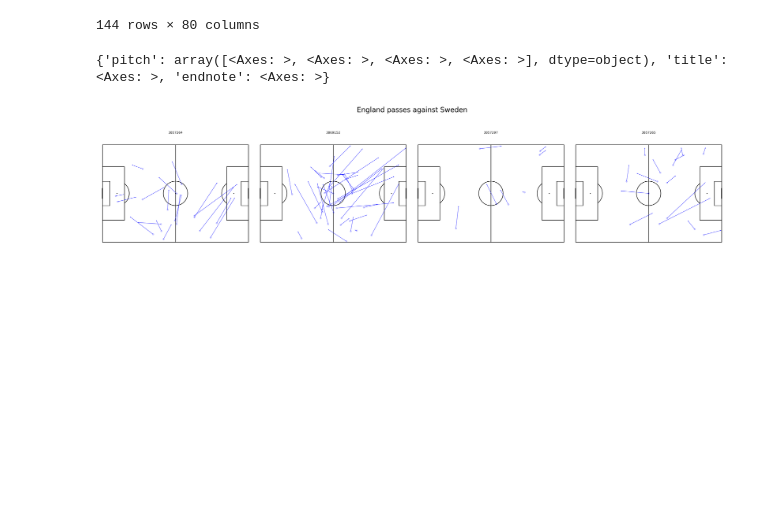
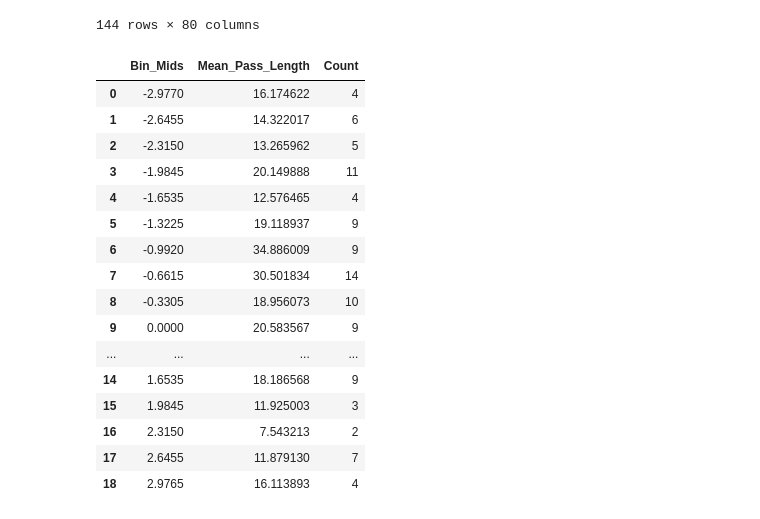
Before and after one commit to jaceksta/PassSonars, a Jupyter notebook: sonars.ipynb, the cells around one changed output. Cells and saved outputs as stored; diff of their text form; code cells hidden in the pictures; blank space fills up the shorter version.

```diff
--- a/sonars.ipynb
+++ b/sonars.ipynb
@@ -147,42 +147,6 @@ passes_zielinski
 | 77fed4d3-70dd-4ada-bb68-d4847f5b00bc | 2349 | 2 | 00:27:02.438000 | 72 | 2 | 127 | 2.211046 | 3857265 | 30 | Pass | ... |
 | 034ec3f3-4d45-4753-a141-970d0c50048e | 2442 | 2 | 00:29:31.794000 | 74 | 31 | 133 | 0.708178 | 3857265 | 30 | Pass | ... |
 144 rows × 80 columns
-# %%
-mask_england = (passes.type_name == 'Pass') & (passes.player_name == "Piotr Zieliński") & (passes.sub_type_name != "Throw-in")  & (passes.end_y < passes.y)
-df_passes = passes.loc[mask_england, ['x', 'y', 'end_x', 'end_y', 'match_id']]
-#get the list of all players who made a pass
-matches = df_passes['match_id'].unique()
-
-
-
-#draw 4x4 pitches
-pitch = Pitch(line_color='black', pad_top=20)
-fig, axs = pitch.grid(ncols = 4, nrows = 1, grid_height=0.85, title_height=0.06, axis=False,
-                     endnote_height=0.04, title_space=0.04, endnote_space=0.01)
-
-#for each player
-for match, ax in zip(matches, axs['pitch'].flat[:len(matches)]):
-    #put player name over the plot
-    ax.text(60, -10, match,
-            ha='center', va='center', fontsize=14)
-    #take only passes by this player
-    player_df = df_passes.loc[df_passes["match_id"] == match]
-    #scatter
-    pitch.scatter(player_df.x, player_df.y, alpha = 0.2, s = 50, color = "blue", ax=ax)
-    #plot arrow
-    pitch.arrows(player_df.x, player_df.y,
-            player_df.end_x, player_df.end_y, color = "blue", ax=ax, width=1)
-
-print(axs)
-#We have more than enough pitches - remove them
-
-
-#Another way to set title using mplsoccer
-axs['title'].text(0.5, 0.5, 'England passes against Sweden', ha='center', va='center', fontsize=30)
-plt.show()
-# %% [output]
-{'pitch': array([<Axes: >, <Axes: >, <Axes: >, <Axes: >], dtype=object), 'title': <Axes: >, 'endnote': <Axes: >}
-[figure, removed]
 # %%
 def Passer(player):
 
@@ -206 +167,21 @@ flamingo_cmap = LinearSegmentedColormap.from_list("Flamingo - 100 colors",
+# %%
+Passer("Piotr Zieliński")
+# %% [output]
+|  | Bin_Mids | Mean_Pass_Length | Count |
+| 0 | -2.9770 | 16.174622 | 4 |
+| 1 | -2.6455 | 14.322017 | 6 |
+| 2 | -2.3150 | 13.265962 | 5 |
+| 3 | -1.9845 | 20.149888 | 11 |
+| 4 | -1.6535 | 12.576465 | 4 |
+| 5 | -1.3225 | 19.118937 | 9 |
+| 6 | -0.9920 | 34.886009 | 9 |
+| 7 | -0.6615 | 30.501834 | 14 |
+| 8 | -0.3305 | 18.956073 | 10 |
+| 9 | 0.0000 | 20.583567 | 9 |
+| ... | ... | ... | ... |
+| 14 | 1.6535 | 18.186568 | 9 |
+| 15 | 1.9845 | 11.925003 | 3 |
+| 16 | 2.3150 | 7.543213 | 2 |
+| 17 | 2.6455 | 11.879130 | 7 |
+| 18 | 2.9765 | 16.113893 | 4 |
 # %%
```
Also changed, not shown: parts of 4 cells of this notebook.
